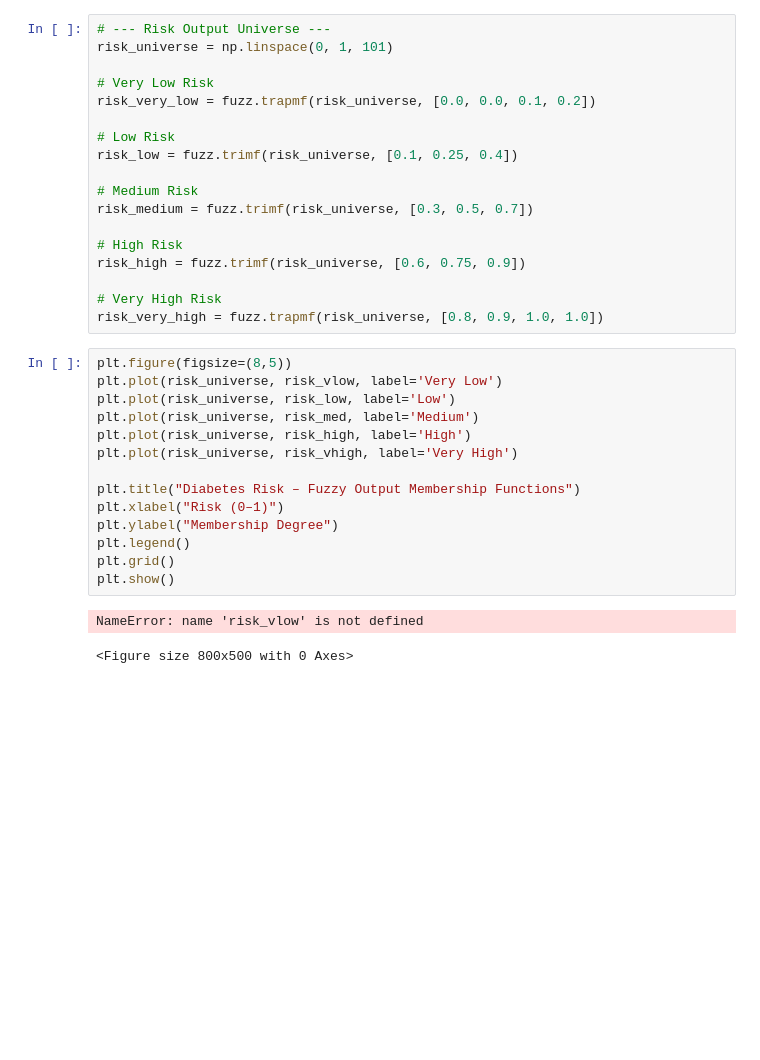
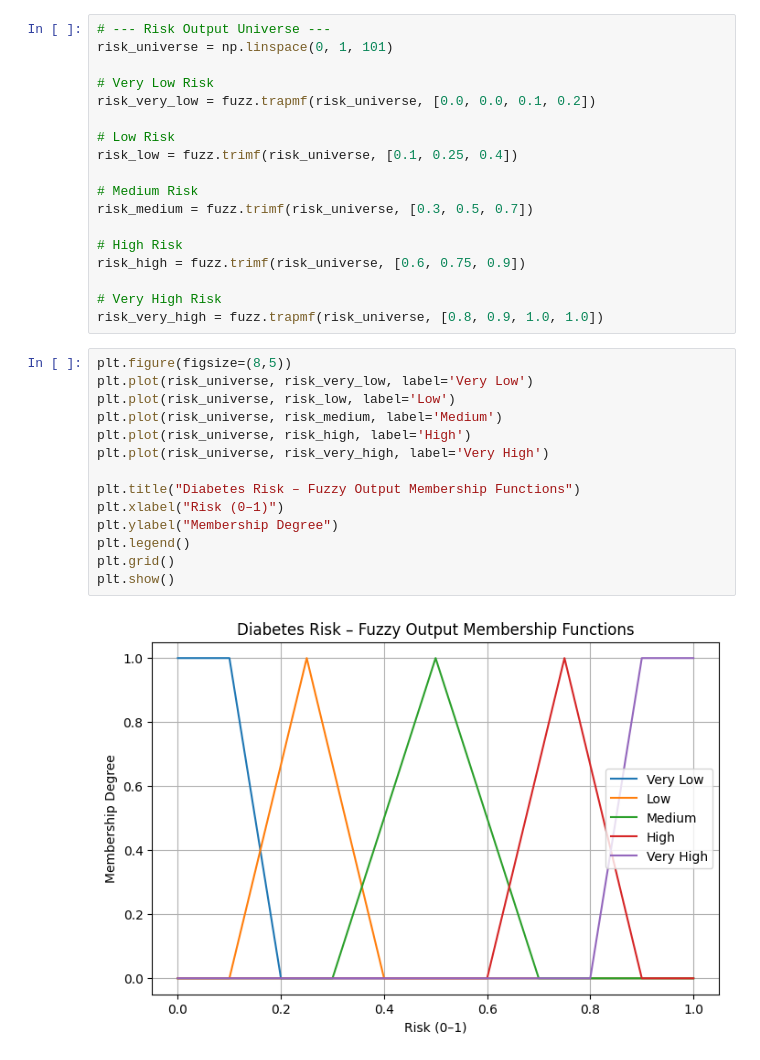
Before and after one commit to teams-projects/Fuzzy-Rule-Based-Medical-Diagnosis-System-for-Diabetes-Risk, a Jupyter notebook: notebook/fuzzy_variables.ipynb, the cells around one changed output. Saved outputs shown, nothing was run; the diff lists cells and outputs as text; blank space fills up the shorter version.

```diff
--- a/notebook/fuzzy_variables.ipynb
+++ b/notebook/fuzzy_variables.ipynb
@@ -206,18 +206,17 @@ risk_high = fuzz.trimf(risk_universe, [0.6, 0.75, 0.9])
 risk_very_high = fuzz.trapmf(risk_universe, [0.8, 0.9, 1.0, 1.0])
 # %%
 plt.figure(figsize=(8,5))
-plt.plot(risk_universe, risk_vlow, label='Very Low')
+plt.plot(risk_universe, risk_very_low, label='Very Low')
 plt.plot(risk_universe, risk_low, label='Low')
-plt.plot(risk_universe, risk_med, label='Medium')
+plt.plot(risk_universe, risk_medium, label='Medium')
 plt.plot(risk_universe, risk_high, label='High')
-plt.plot(risk_universe, risk_vhigh, label='Very High')
+plt.plot(risk_universe, risk_very_high, label='Very High')
 
 plt.title("Diabetes Risk – Fuzzy Output Membership Functions")
 plt.xlabel("Risk (0–1)")
 plt.ylabel("Membership Degree")
 plt.legend()
 plt.grid()
 plt.show()
 # %% [output]
-NameError: name 'risk_vlow' is not defined
-<Figure size 800x500 with 0 Axes>
+[figure, added]
```
Also changed, not shown: parts of 1 cell of this notebook.
